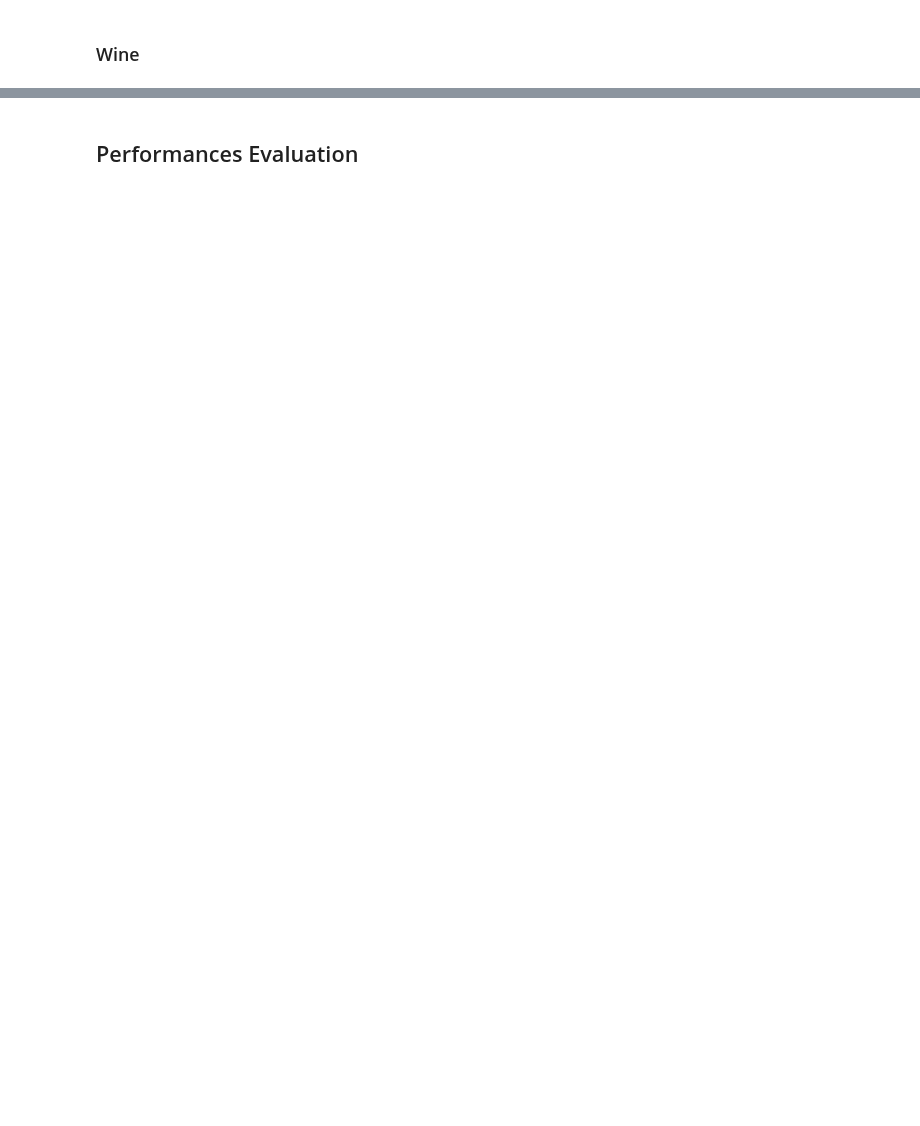
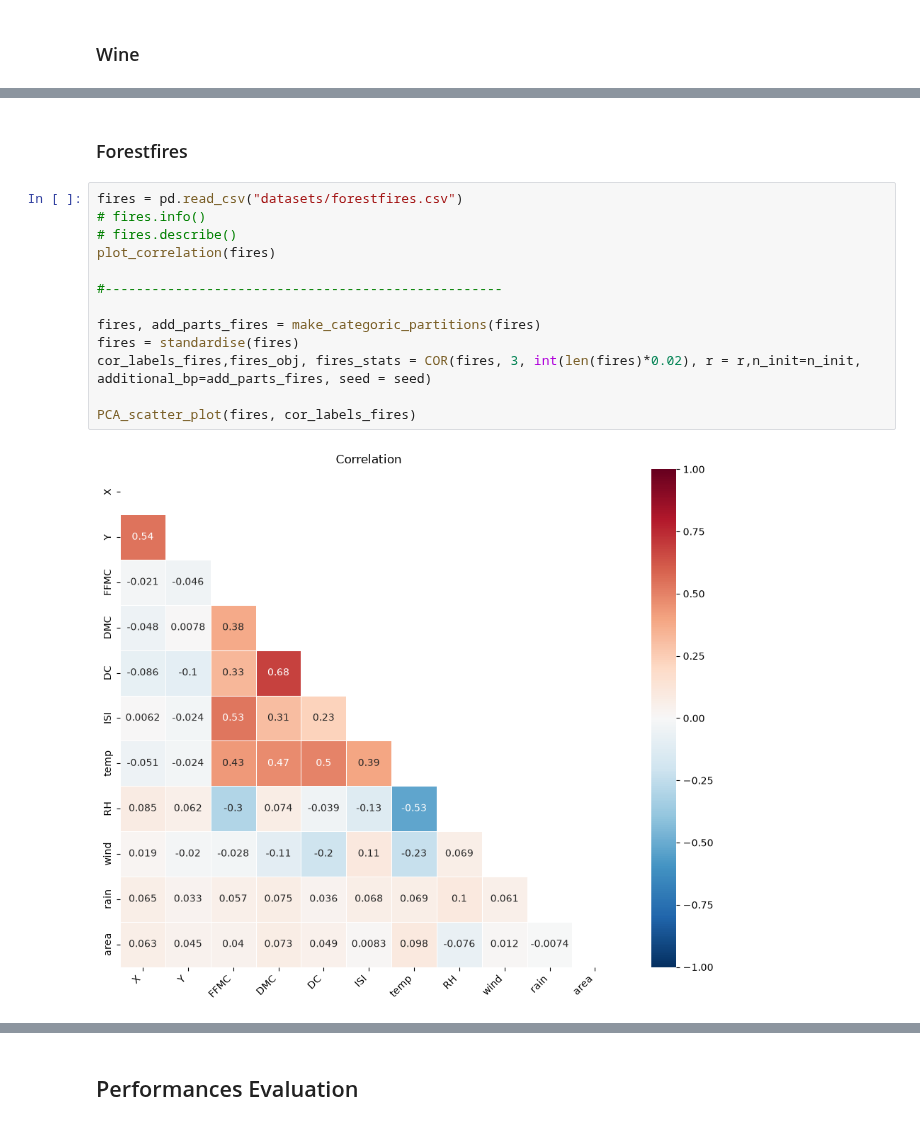
Before and after one commit to Ddav3/Clustering-with-Outlier-Removal-Implementation, a Jupyter notebook: cor_test.ipynb, the cells around one changed output, grey strips where cells are left out. Drawn from its saved outputs; the diff is of its cells as text; blank space fills up the shorter version.

```diff
--- a/cor_test.ipynb
+++ b/cor_test.ipynb
@@ -159,0 +178,17 @@ PCA_scatter_plot(shuttle,cor_labels_shuttle,true_outliers_shuttle)
+# %% [markdown]
+### Forestfires
+# %%
+fires = pd.read_csv("datasets/forestfires.csv")
+# fires.info()
+# fires.describe()
+plot_correlation(fires)
+
+#---------------------------------------------------
+
+fires, add_parts_fires = make_categoric_partitions(fires)
+fires = standardise(fires)
+cor_labels_fires,fires_obj, fires_stats = COR(fires, 3, int(len(fires)*0.02), r = r,n_init=n_init, additional_bp=add_parts_fires, seed = seed)
+
+PCA_scatter_plot(fires, cor_labels_fires)
+# %% [output]
+[figure, added]
```
Also changed, not shown: parts of 15 cells of this notebook, 6 other files.
